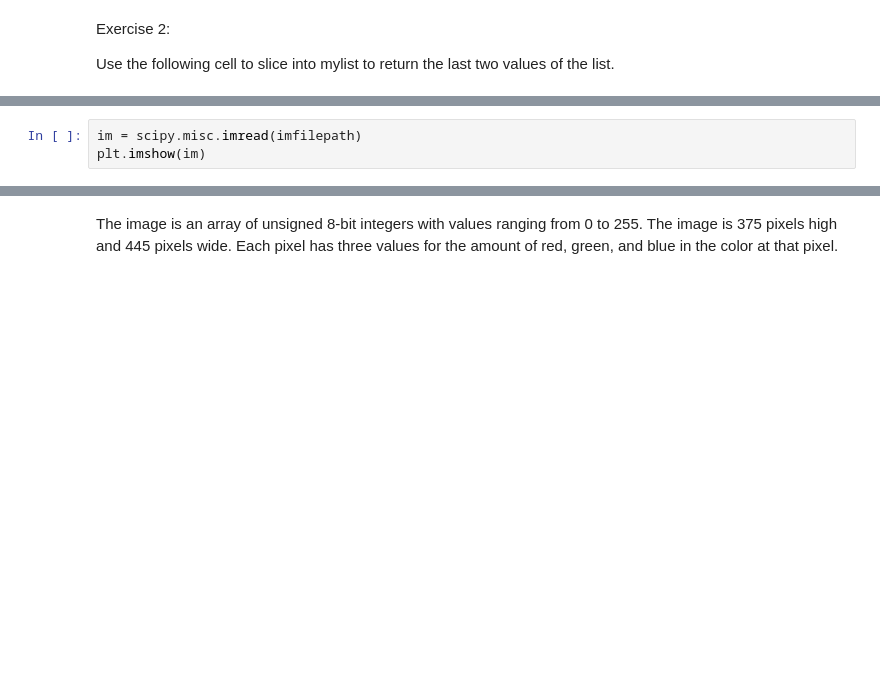
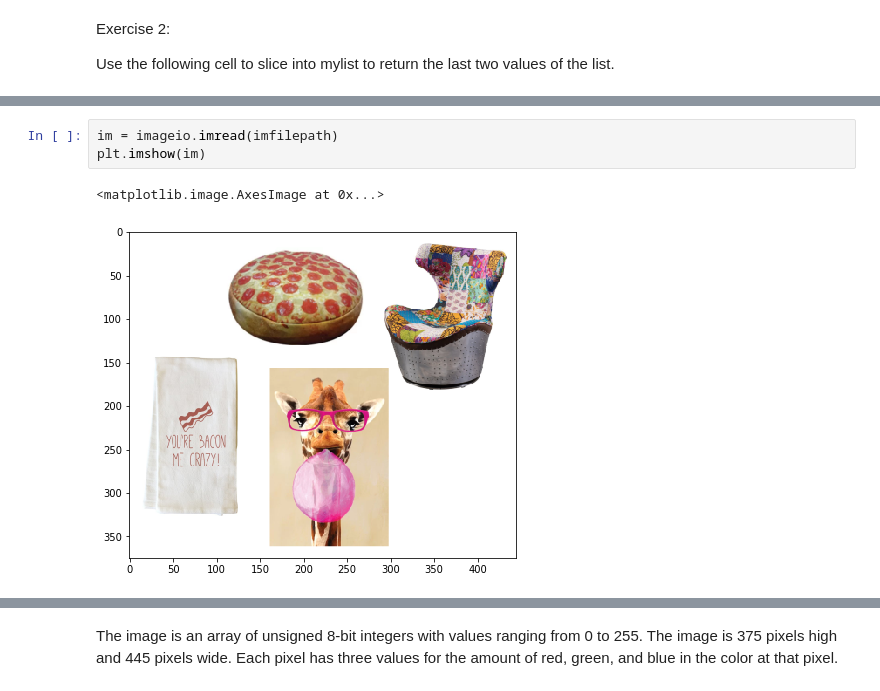
Before and after one commit to RebeccaWPerry/python_seam_carving, a Jupyter notebook: Seam+Carving.ipynb, the cells around one changed output, grey strips where cells are left out. Drawn from its saved outputs; the diff is of its cells as text; blank space fills up the shorter version.

```diff
--- a/Seam+Carving.ipynb
+++ b/Seam+Carving.ipynb
@@ -69,6 +97,9 @@ plt.title('A 3x3 Array Displayed as an Image')
 # %%
-im = scipy.misc.imread(imfilepath)
+im = imageio.imread(imfilepath)
 plt.imshow(im)
+# %% [output]
+<matplotlib.image.AxesImage at 0x...>
+[figure, added]
 # %%
 print(type(im))
 print(np.shape(im))
```
Also changed, not shown: parts of 25 cells of this notebook.
